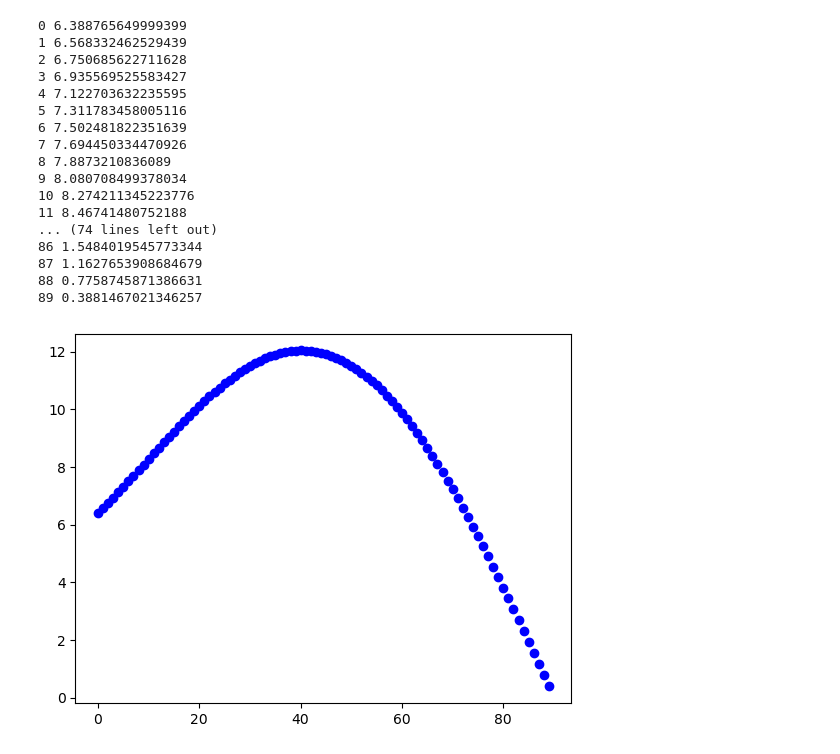
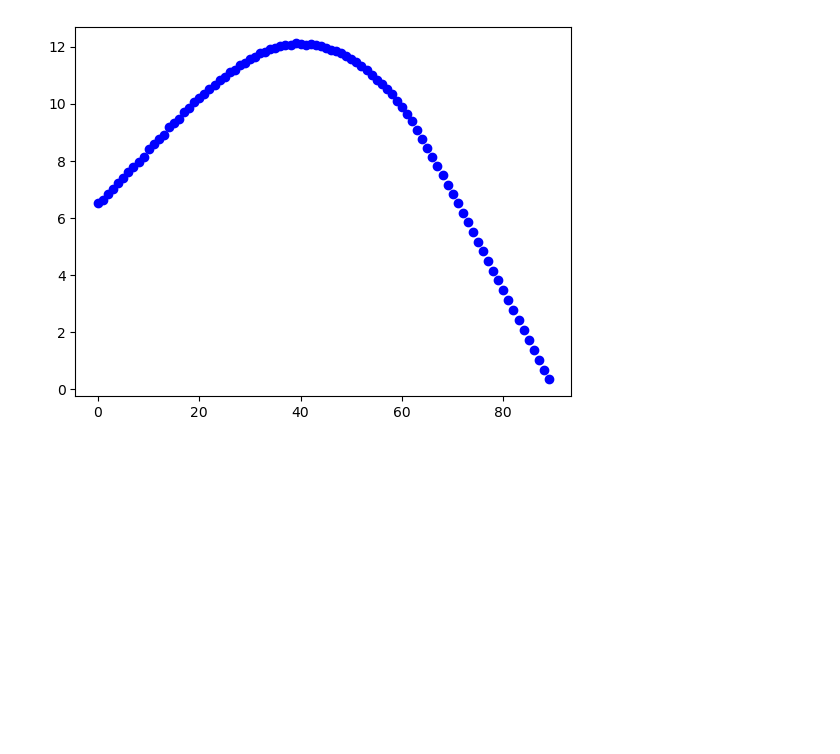
Before and after one commit to kyorin-phys/joho, a Jupyter notebook: mech1.ipynb, the cells around one changed output. Drawn from its saved outputs; the diff is of its cells as text; code cells hidden in the pictures; blank space fills up the shorter version.

```diff
--- a/mech1.ipynb
+++ b/mech1.ipynb
@@ -39,5 +41,6 @@ interactive(ballthrow,
 interactive(children=(IntSlider(value=2, description='h', max=3), IntSlider(value=45, description='deg', max=9…
 # %%
+# ライブラリsolve_ivpで初期値問題を解く
 from scipy.integrate import solve_ivp
 import numpy as np
 from numpy import radians, sin, cos, tan, sqrt
@@ -49,51 +52,35 @@ g = 9.8
 def deriv(t, z):
     vx, vy, x, y = z
     return [0, -g, vx, vy]
 
 def ground(t, z):
     return z[3]+0.1
 
 ground.terminal = True
 
 def solve(deg, v0=1):
     t1 = 2
     tspan = [0, t1]
     teval = np.linspace(0, t1, 200)
     theta = radians(deg)
     y0 = [v0*cos(theta), v0*sin(theta), 0, h]
     sol = solve_ivp(deriv, tspan, y0, 'RK45',teval, events=ground)
     #plt.plot(sol.t, sol.y[3])
-    print(deg, sol.y[2][-1])
+    #print(deg, sol.y[2][-1])
     plt.scatter(deg, sol.y[2][-1],c='b')
 
+# 2次方程式の解の公式で落下地点のx座標を求める。
 def solve2(deg, v0=1):
     theta = radians(deg)
     a = g/(2*v0**2*cos(theta)**2)
     b = -tan(theta)
     c = -h
     det = b**2-4*a*c
     x = (-b+sqrt(det))/2/a
-    print(deg, x)
+    #print(deg, x)
     plt.scatter(deg, x, c='b')
 
 for d in range(0, 90):
-    solve2(d, 10)
+    solve(d, 10)
 # %% [output]
-0 6.388765649999399
-1 6.568332462529439
-2 6.750685622711628
-3 6.935569525583427
-4 7.122703632235595
-5 7.311783458005116
-6 7.502481822351639
-7 7.694450334470926
-8 7.8873210836089
-9 8.080708499378034
-10 8.274211345223776
-11 8.46741480752188
-... (74 lines left out)
-86 1.5484019545773344
-87 1.1627653908684679
-88 0.7758745871386631
-89 0.3881467021346257
-[figure, old version]
+[figure, new version]
```
Also changed, not shown: parts of 2 cells of this notebook, 3 other files.
